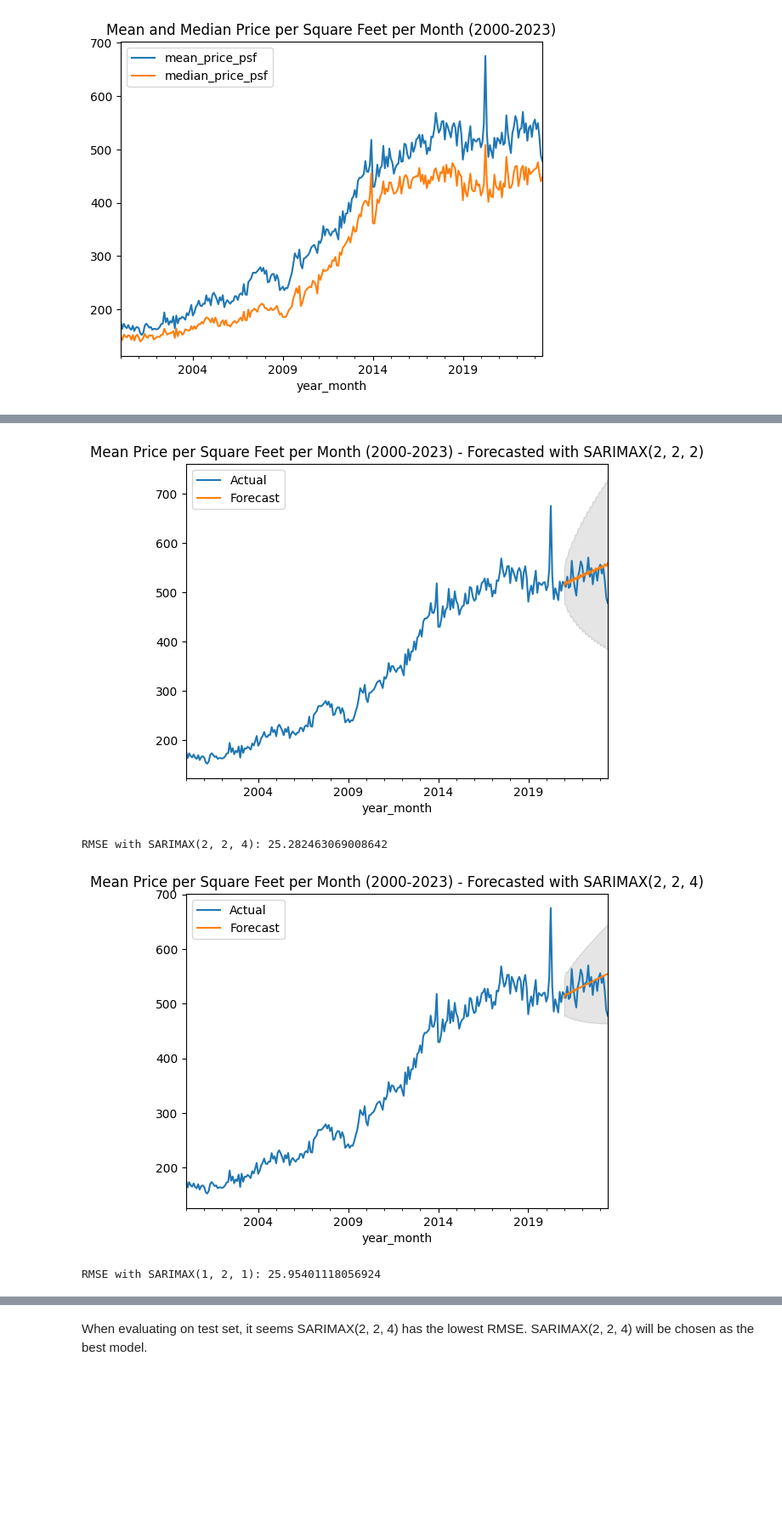
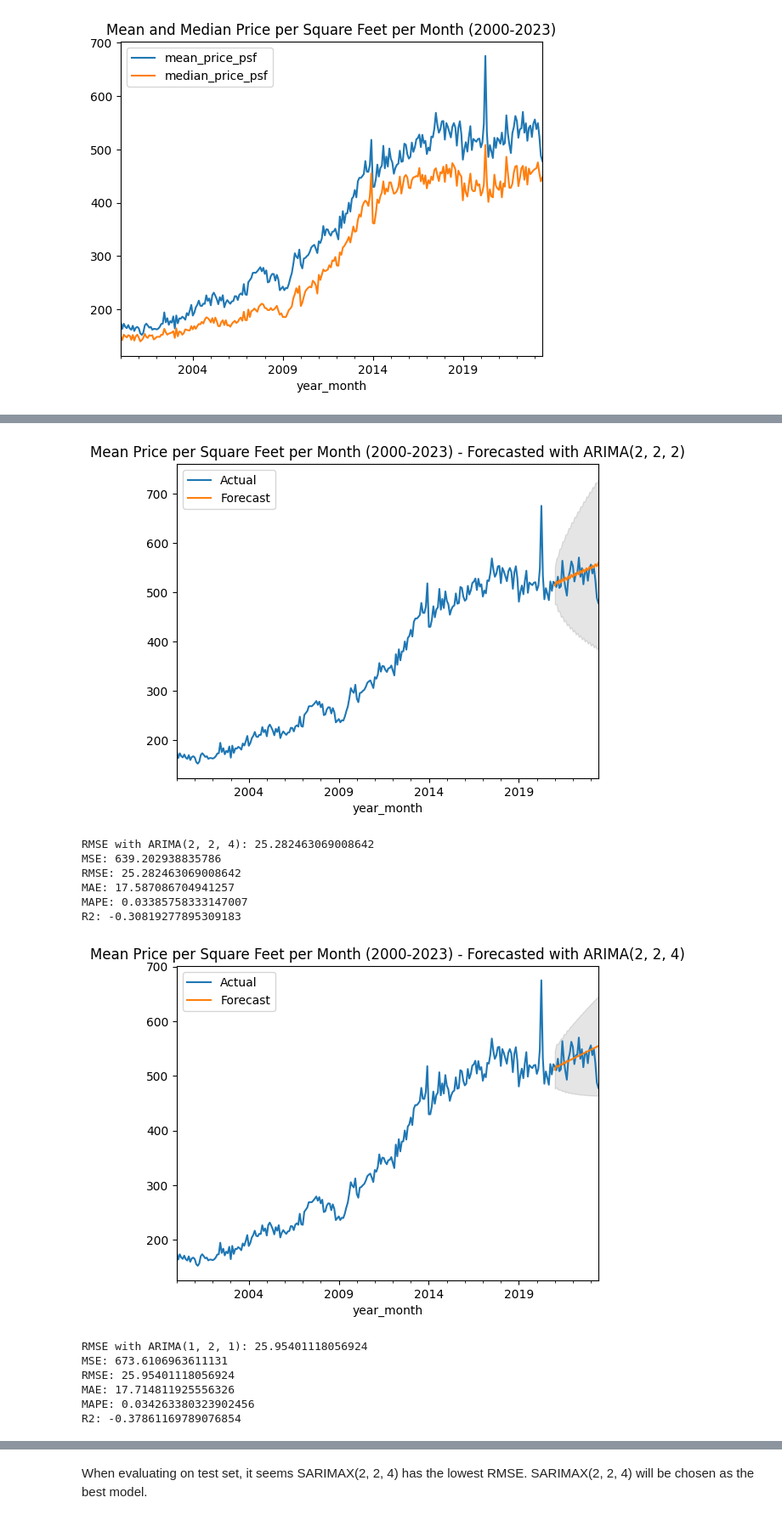
Before and after one commit to yuenherny/kl-house-price-forecasting, a Jupyter notebook: notebooks/Transactions - 06 Time Series Modelling.ipynb, the cells around one changed output, grey strips where cells are left out. Shown at 85% size. Cells and saved outputs as stored; diff of their text form; code cells hidden in the pictures; blank space fills up the shorter version.

```diff
--- a/notebooks/Transactions - 06 Time Series Modelling.ipynb
+++ b/notebooks/Transactions - 06 Time Series Modelling.ipynb
@@ -770,11 +770,36 @@ orders = list(product(p, i, q))
 print(f'Number of orders: {len(orders)}')
 # %% [output]
 Number of orders: 42
+# %%
+from sklearn.metrics import mean_squared_error, mean_absolute_error, mean_absolute_percentage_error, r2_score
+
+def evaluate_model(y_true, y_pred):
+
+    mse = mean_squared_error(y_true, y_pred)
+    rmse = mean_squared_error(y_true, y_pred, squared=False)
+    mae = mean_absolute_error(y_true, y_pred)
+    mape = mean_absolute_percentage_error(y_true, y_pred)
+    r2 = r2_score(y_true, y_pred)
+
+    print(f"MSE: {mse}")
+    print(f"RMSE: {rmse}")
+    print(f"MAE: {mae}")
+    print(f"MAPE: {mape}")
+    print(f"R2: {r2}")
+
+    return {
+        'mse': mse,
+        'rmse': rmse,
+        'mae': mae,
+        'mape': mape,
+        'r2': r2
+    }
 # %% [markdown]
 ### ARIMA on mean `price_psf`
 # %%
 from statsmodels.tsa.arima.model import ARIMA
 from statistics import mean
+
 mae, rmse, aic, bic = [], [], [], []
 
 for order in tqdm(orders, total=len(orders)):
@@ -785,8 +810,8 @@ for order in tqdm(orders, total=len(orders)):
             try:
                 arima = ARIMA(train, order=order, freq=train.index.inferred_freq).fit()
                 arima_forecast = arima.forecast(len(val))
-                fold_mae.append(np.mean(np.abs(arima_forecast - val)))
-                fold_rmse.append(np.sqrt(np.mean((arima_forecast - val) ** 2)))
+                fold_mae.append(mean_absolute_error(arima_forecast, val))
+                fold_rmse.append(mean_squared_error(arima_forecast, val, squared=False))
                 fold_aic.append(arima.aic)
                 fold_bic.append(arima.bic)
             except:
@@ -1226,7 +1249,7 @@ monthly_price_psf.plot(
 <Axes: title={'center': 'Mean and Median Price per Square Feet per Month (2000-2023)'}, xlabel='year_month'>
 [figure]
 # %%
-def plot_mean_forecast(model, data, order, forecast_length=12, verbose=False):
+def plot_arma_mean_forecast(model, data, order, forecast_length=12, verbose=False):
     train = data.iloc[:-forecast_length]
     val = data.iloc[-forecast_length:]
 
@@ -1239,6 +1262,7 @@ def plot_mean_forecast(model, data, order, forecast_length=12, verbose=False):
     if verbose:
         print(model.summary())
     print(f'RMSE with {model_name}{order}: {mean_squared_error(val, forecast, squared=False)}')
+    result = evaluate_model(val, forecast)
 
     data.plot(
         kind='line',
@@ -1250,14 +1274,22 @@ def plot_mean_forecast(model, data, order, forecast_length=12, verbose=False):
     plt.fill_between(model_forecast.index, model_forecast['mean_ci_lower'], model_forecast['mean_ci_upper'], color='k', alpha=0.1)
     plt.legend(['Actual', 'Forecast'])
     plt.show()
+
+    return {
+        'model': model_name,
+        'order': order,
+        **result,
+    }
 # %%
 best_orders = [(3, 1, 2), (2, 2, 2), (2, 2, 4), (1, 2, 1)]
 forecast_length = 30
+arima_test_results = []
 
 mean_monthly_price_psf = monthly_price_psf['mean_price_psf']
 
 for best_order in best_orders:
     with warnings.catch_warnings():
         warnings.filterwarnings('ignore')
-        plot_mean_forecast(SARIMAX, mean_monthly_price_psf, best_order, forecast_length)
+        result = plot_arma_mean_forecast(ARIMA, mean_monthly_price_psf, best_order, forecast_length)
+        arima_test_results.append(result)
 # %% [output]
@@ -1267,4 +1309,14 @@ RMSE with SARIMAX(2, 2, 2): 25.96724485910189
-[figure, old version]
+[figure, new version]
-RMSE with SARIMAX(2, 2, 4): 25.282463069008642
+RMSE with ARIMA(2, 2, 4): 25.282463069008642
+MSE: 639.202938835786
+RMSE: 25.282463069008642
+MAE: 17.587086704941257
+MAPE: 0.03385758333147007
+R2: -0.30819277895309183
-[figure, old version]
+[figure, new version]
-RMSE with SARIMAX(1, 2, 1): 25.95401118056924
+RMSE with ARIMA(1, 2, 1): 25.95401118056924
+MSE: 673.6106963611131
+RMSE: 25.95401118056924
+MAE: 17.714811925556326
+MAPE: 0.034263380323902456
+R2: -0.37861169789076854
```
Also changed, not shown: parts of 50 cells of this notebook.
